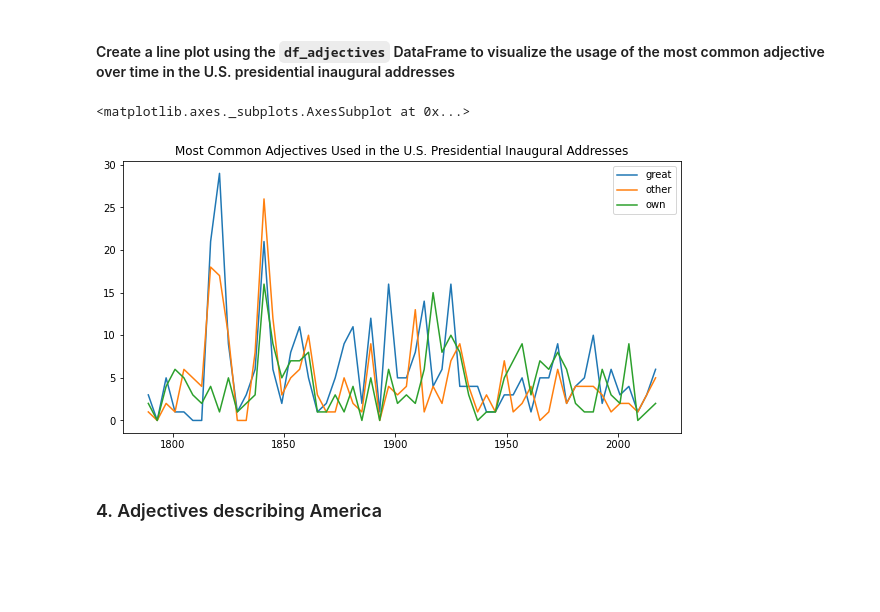
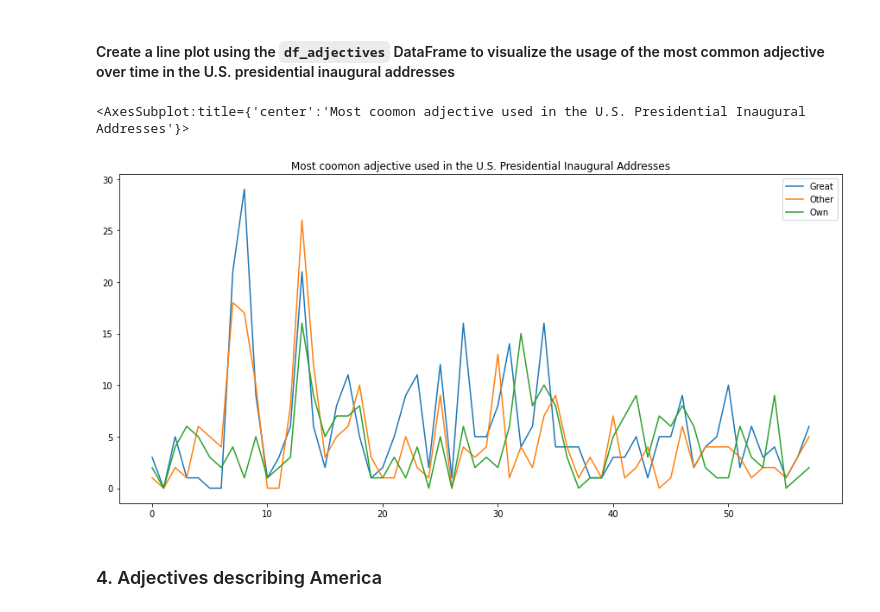
Before and after one commit to TribThapa/MyFinTechHomework, a Jupyter notebook: Week12_26072021/Day3/describing_america.ipynb, the cells around one changed output. Saved outputs shown, nothing was run; the diff lists cells and outputs as text; code cells hidden in the pictures; blank space fills up the shorter version.

```diff
--- a/Week12_26072021/Day3/describing_america.ipynb
+++ b/Week12_26072021/Day3/describing_america.ipynb
@@ -256,11 +208,20 @@ print(most_freq_adjectives)
 #### Use the `get_word_counts()` function to compute the counts of each of the three most frequent adjectives in the U.S. Presidential inaugural addresses
 # %%
 # Use list comprehensions to create a list with the counts of each top adjective in the inaugural addresses
-great_counts = # YOUR CODE HERE!
-other_counts = # YOUR CODE HERE!
-own_counts = # YOUR CODE HERE!
+great_counts = []
+other_counts = []
+own_counts = []
 
-# Display sample data
+for k in range(len(corpus)):
+
+    wc_great = get_word_counts(corpus[k], 'great')
+    wc_other = get_word_counts(corpus[k], 'other')
+    wc_own = get_word_counts(corpus[k], 'own')
+
+    great_counts.append(wc_great)
+    other_counts.append(wc_other)
+    own_counts.append(wc_own)
+
 print(f"Great counts sample data: {great_counts[:5]}")
 print(f"Other counts sample data: {other_counts[:5]}")
 print(f"Own counts sample data: {own_counts[:5]}")
@@ -272,7 +233,13 @@ Own counts sample data: [2, 0, 4, 6, 5]
 #### Create a Python list `dates` to store the year when every inaugural address was delivered
 # %%
 # Create a list `dates` with the year for each inaugural address using the file IDs
-# YOUR CODE HERE!
+dates = []
+
+for l in range(len(all_doc_ids)):
+
+    date = all_doc_ids[l][:4]
+
+    dates.append(date)
 
 # Print sample data
 print(dates[:5])
@@ -282,7 +249,13 @@ print(dates[:5])
 #### Create a Python list `presidents` to store the last name of each U.S. President whose inaugural address is in the `inaugural` corpus.
 # %%
 # Create a list `presidents` with the last name of each president
-# YOUR CODE HERE!
+presidents = []
+
+for l in range(len(all_doc_ids)):
+
+    pres = all_doc_ids[l][5:-4]
+
+    presidents.append(pres)
 
 # Print sample data
 print(presidents[:5])
@@ -308,0 +266,8 @@ df_adjectives.head(5)
+# %%
+# Set DataFrame data
+adj_tuples = list(zip(presidents, great_counts, other_counts, own_counts))
+
+df_adjectives = pd.DataFrame(adj_tuples,
+                             columns=["President", "Great", "Other", "Own"])
+
+df_adjectives.head()
@@ -310,10 +282,12 @@ df_adjectives.head(5)
 #### Create a line plot using the `df_adjectives` DataFrame to visualize the usage of the most common adjective over time in the U.S. presidential inaugural addresses
 # %%
 # Use the `df_adjectives` DataFrame to plot frequencies of each adjective over time
-# YOUR CODE HERE!
+df_adjectives.plot(kind='line',
+                   figsize=(15, 7),
+                   title="Most coomon adjective used in the U.S. Presidential Inaugural Addresses")
 # %% [output]
-<matplotlib.axes._subplots.AxesSubplot at 0x...>
+<AxesSubplot:title={'center':'Most coomon adjective used in the U.S. Presidential Inaugural Addresses'}>
-[figure, old version]
+[figure, new version]
 # %% [markdown]
 ### 4. Adjectives describing America
 # %% [markdown]
```
Also changed, not shown: parts of 11 cells of this notebook, 3 other files.
